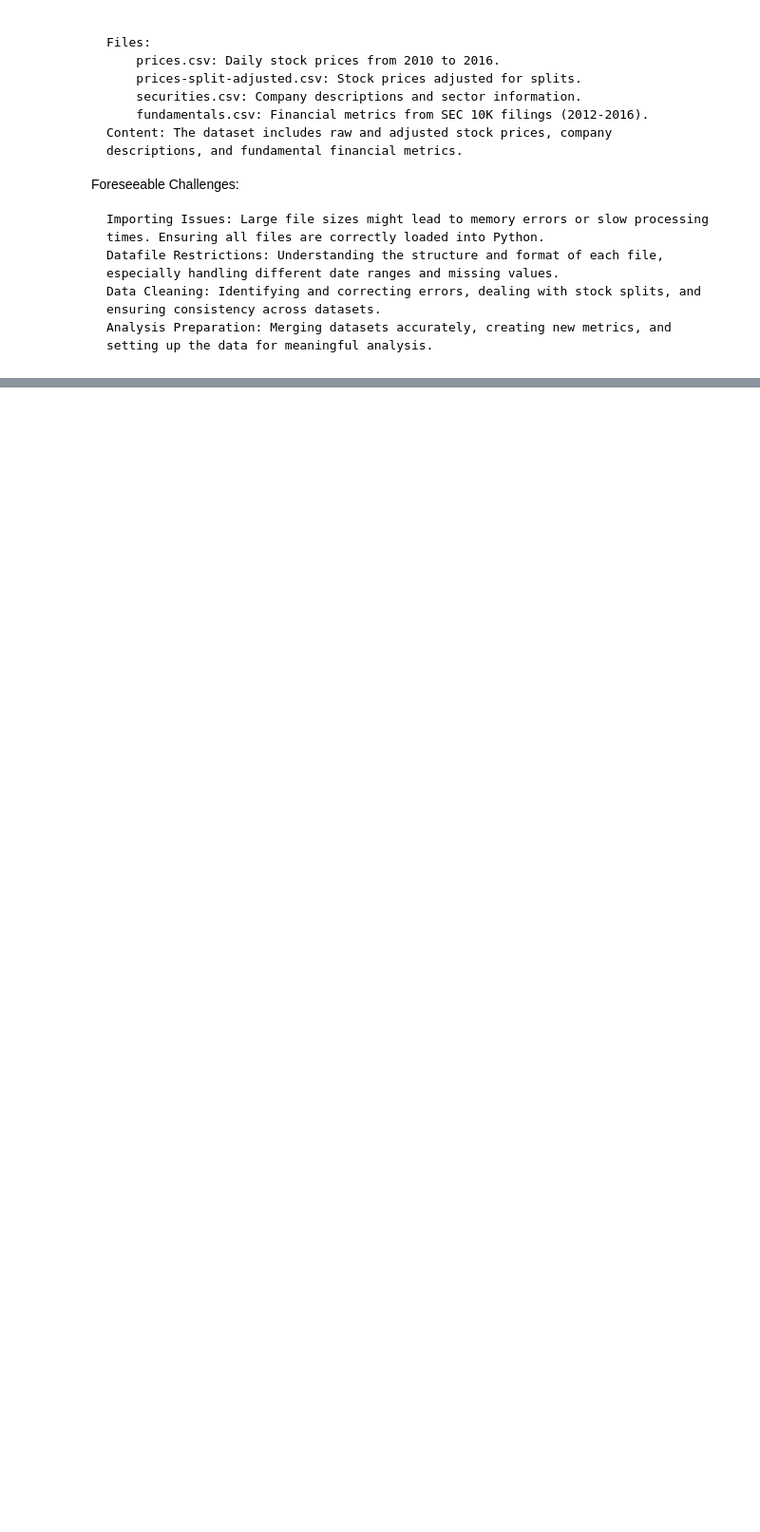
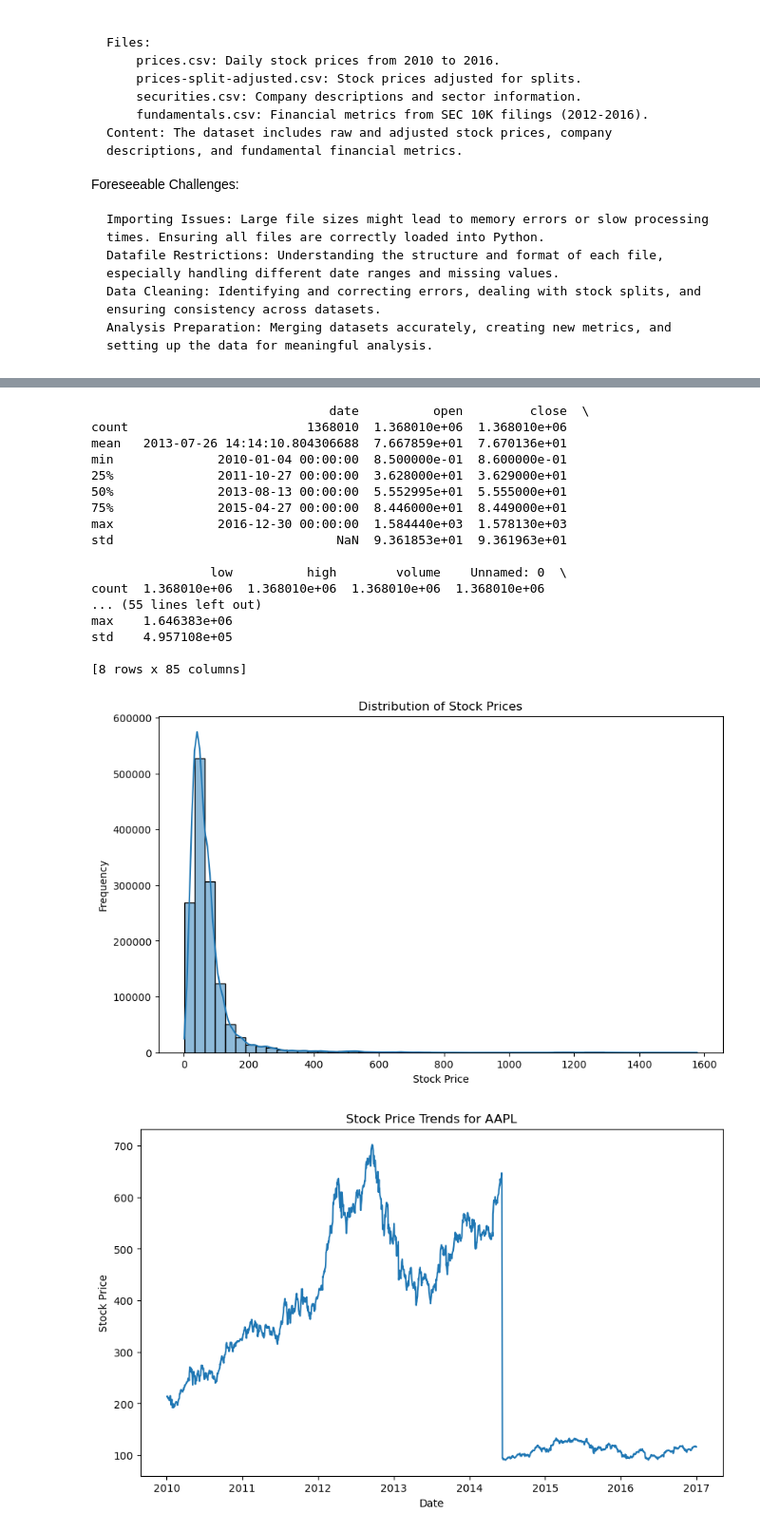
Before and after one commit to ajinkyah/NYSE-Dataset-Analysis, a Jupyter notebook: NYSE Dataset/Milestone1&2_AjinkyaHuddar_A00272825.ipynb, the cells around one changed output, grey strips where cells are left out. Shown at 95% size. Drawn from its saved outputs; the diff is of its cells as text; code cells hidden in the pictures; blank space fills up the shorter version.

```diff
--- a/NYSE Dataset/Milestone1&2_AjinkyaHuddar_A00272825.ipynb
+++ b/NYSE Dataset/Milestone1&2_AjinkyaHuddar_A00272825.ipynb
@@ -57,0 +86,6 @@ fundamentals = pd.read_csv('fundamentals.csv')
+# %%
+# Handle missing values
+prices.dropna(inplace=True)
+prices_adjusted.dropna(inplace=True)
+securities.dropna(inplace=True)
+fundamentals.dropna(inplace=True)
@@ -57,0 +135,14 @@ fundamentals = pd.read_csv('fundamentals.csv')
+# %%
+#Data Merging
+
+# Merge prices and fundamentals on the ticker symbol
+merged_data = pd.merge(prices, fundamentals, how='inner', left_on='symbol', right_on='Ticker Symbol')
+
+# Incorporate company descriptions from securities.csv
+merged_data = pd.merge(merged_data, securities, how='inner', left_on='symbol', right_on='Ticker symbol')
+
+# Drop duplicate columns after merging
+merged_data.drop(columns=['Ticker Symbol', 'Ticker symbol'], inplace=True)
+
+# Check the result
+print(merged_data.head())
@@ -57,0 +167,58 @@ fundamentals = pd.read_csv('fundamentals.csv')
+# %%
+#Exploratory data Anlysis
+import matplotlib.pyplot as plt
+import seaborn as sns
+
+# Generate summary statistics
+print(merged_data.describe())
+
+# Create visualizations to understand data distributions and relationships
+# Example 1: Distribution of stock prices
+plt.figure(figsize=(10, 6))
+sns.histplot(merged_data['close'], bins=50, kde=True)
+plt.title('Distribution of Stock Prices')
+plt.xlabel('Stock Price')
+plt.ylabel('Frequency')
+plt.show()
+
+# Example 2: Stock price trends over time for a specific ticker
+ticker = 'AAPL'  # Example ticker
+apple_data = merged_data[merged_data['symbol'] == ticker]
+
+plt.figure(figsize=(10, 6))
+plt.plot(apple_data['date'], apple_data['close'])
+plt.title('Stock Price Trends for ' + ticker)
+plt.xlabel('Date')
+plt.ylabel('Stock Price')
+plt.show()
+
+# Example 3: Correlation heatmap of fundamental metrics
+plt.figure(figsize=(12, 8))
+
+# Select only numeric columns for correlation
+numeric_columns = merged_data.select_dtypes(include=['float64', 'int64']).columns
+corr = merged_data[numeric_columns].corr()
+
+sns.heatmap(corr, annot=True, cmap='coolwarm', fmt=".2f")
+plt.title('Correlation Heatmap of Fundamental Metrics')
+plt.show()
+# %% [output]
+                                date          open         close  \
+count                        1368010  1.368010e+06  1.368010e+06
+mean   2013-07-26 14:14:10.804306688  7.667859e+01  7.670136e+01
+min              2010-01-04 00:00:00  8.500000e-01  8.600000e-01
+25%              2011-10-27 00:00:00  3.628000e+01  3.629000e+01
+50%              2013-08-13 00:00:00  5.552995e+01  5.555000e+01
+75%              2015-04-27 00:00:00  8.446000e+01  8.449000e+01
+max              2016-12-30 00:00:00  1.584440e+03  1.578130e+03
+std                              NaN  9.361853e+01  9.361963e+01
+
+                low          high        volume    Unnamed: 0  \
+count  1.368010e+06  1.368010e+06  1.368010e+06  1.368010e+06
+... (55 lines left out)
+max    1.646383e+06
+std    4.957108e+05
+
+[8 rows x 85 columns]
+[figure, added]
+[figure, added]
```
Also changed, not shown: parts of 13 cells of this notebook, 3 other files.
